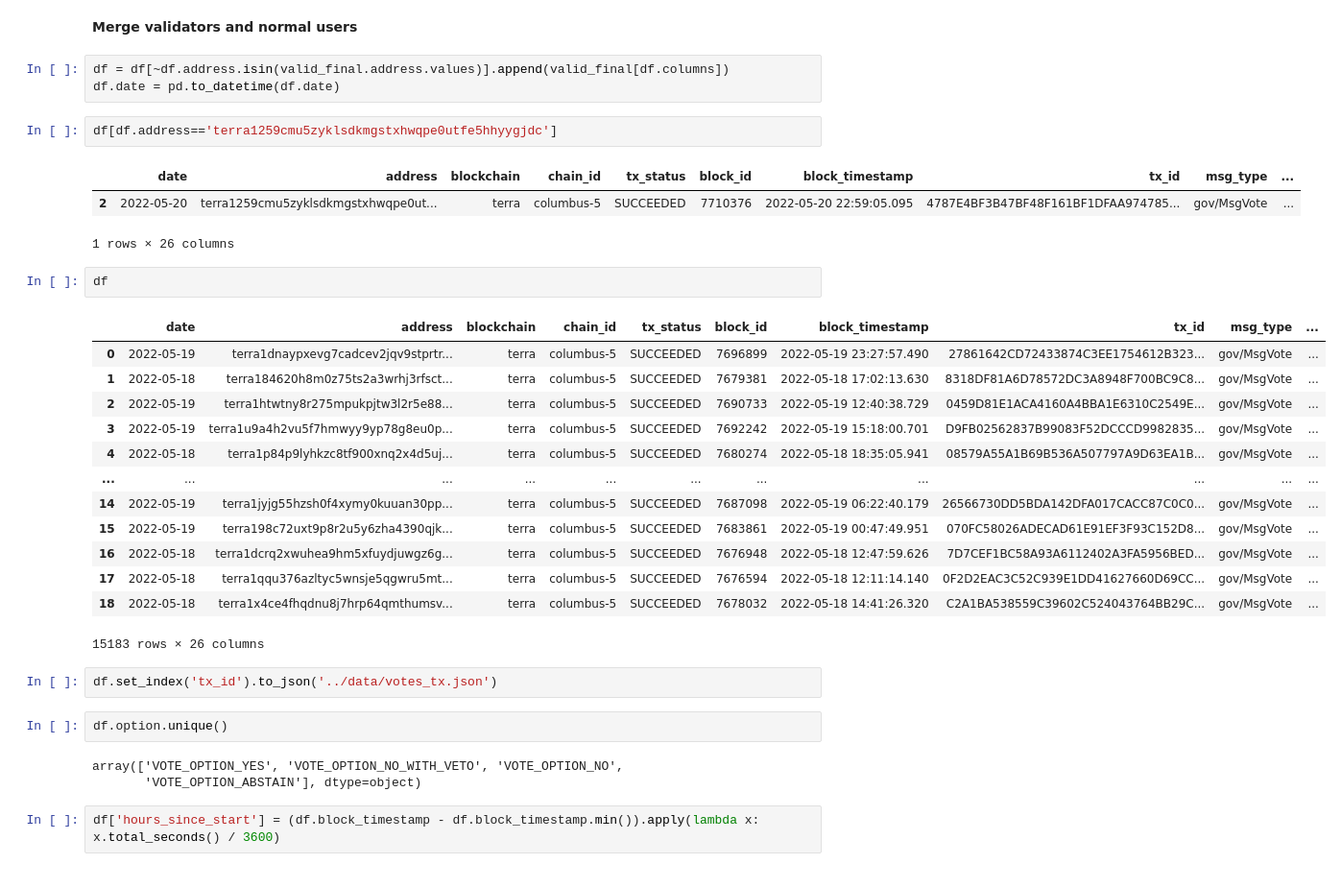
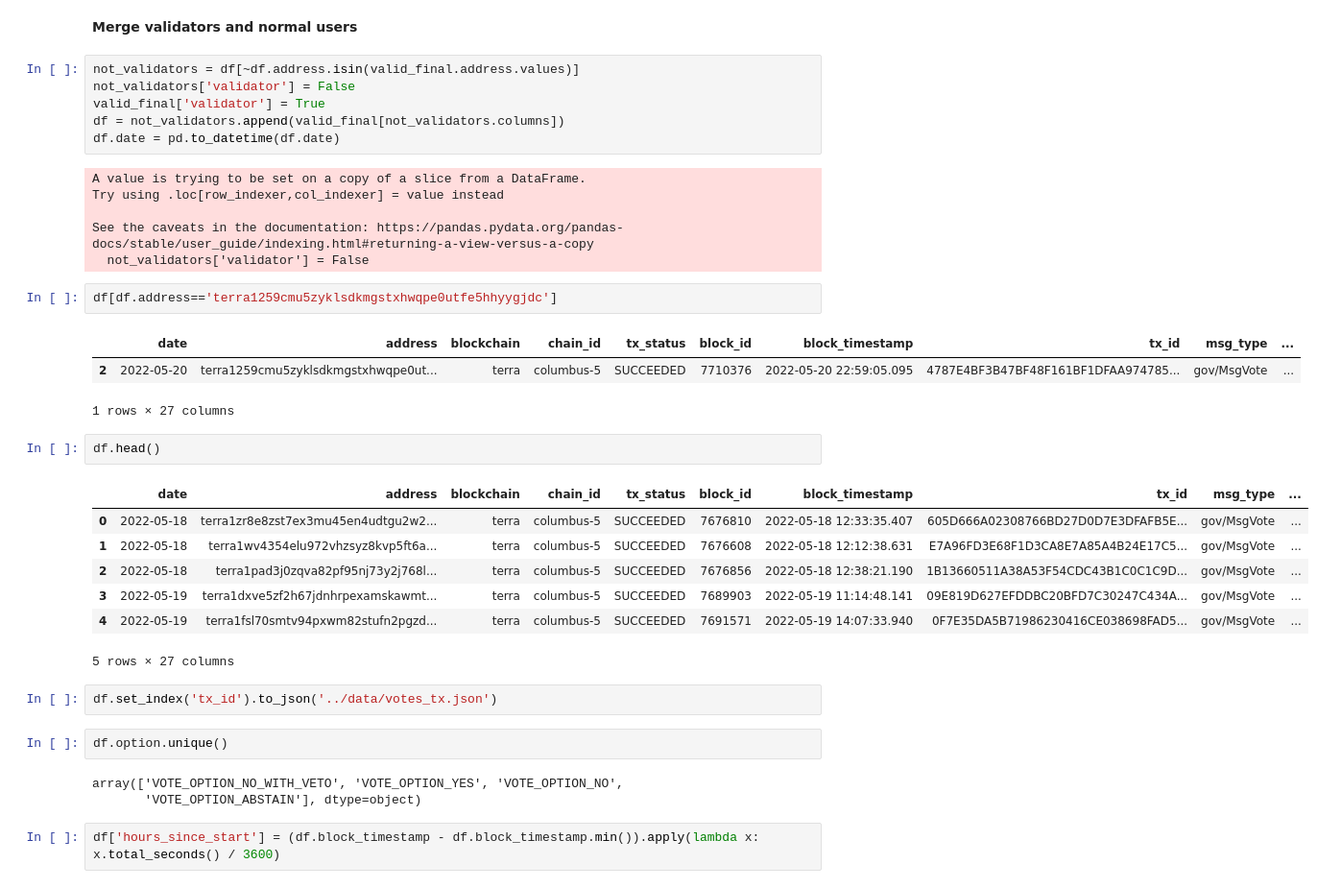
Before and after one commit to IncioMan/terra-rebirth, a Jupyter notebook: notebooks/terra-vote.ipynb, the cells around one changed output. Shown at 96% size. Saved outputs shown, nothing was run; the diff lists cells and outputs as text.

```diff
--- a/notebooks/terra-vote.ipynb
+++ b/notebooks/terra-vote.ipynb
@@ -98,36 +98,39 @@ df[df.address=='terra1259cmu5zyklsdkmgstxhwqpe0utfe5hhyygjdc']
 # %% [markdown]
 **Merge validators and normal users**
 # %%
-df = df[~df.address.isin(valid_final.address.values)].append(valid_final[df.columns])
+not_validators = df[~df.address.isin(valid_final.address.values)]
+not_validators['validator'] = False
+valid_final['validator'] = True
+df = not_validators.append(valid_final[not_validators.columns])
 df.date = pd.to_datetime(df.date)
+# %% [output]
+A value is trying to be set on a copy of a slice from a DataFrame.
+Try using .loc[row_indexer,col_indexer] = value instead
+
+See the caveats in the documentation: https://pandas.pydata.org/pandas-docs/stable/user_guide/indexing.html#returning-a-view-versus-a-copy
+  not_validators['validator'] = False
 # %%
 df[df.address=='terra1259cmu5zyklsdkmgstxhwqpe0utfe5hhyygjdc']
 # %% [output]
 |  | date | address | blockchain | chain_id | tx_status | block_id | block_timestamp | tx_id | msg_type | ... |
 | 2 | 2022-05-20 | terra1259cmu5zyklsdkmgstxhwqpe0ut... | terra | columbus-5 | SUCCEEDED | 7710376 | 2022-05-20 22:59:05.095 | 4787E4BF3B47BF48F161BF1DFAA974785... | gov/MsgVote | ... |
-1 rows × 26 columns
+1 rows × 27 columns
 # %%
-df
+df.head()
 # %% [output]
 |  | date | address | blockchain | chain_id | tx_status | block_id | block_timestamp | tx_id | msg_type | ... |
-| 0 | 2022-05-19 | terra1dnaypxevg7cadcev2jqv9stprtr... | terra | columbus-5 | SUCCEEDED | 7696899 | 2022-05-19 23:27:57.490 | 27861642CD72433874C3EE1754612B323... | gov/MsgVote | ... |
-| 1 | 2022-05-18 | terra184620h8m0z75ts2a3wrhj3rfsct... | terra | columbus-5 | SUCCEEDED | 7679381 | 2022-05-18 17:02:13.630 | 8318DF81A6D78572DC3A8948F700BC9C8... | gov/MsgVote | ... |
-| 2 | 2022-05-19 | terra1htwtny8r275mpukpjtw3l2r5e88... | terra | columbus-5 | SUCCEEDED | 7690733 | 2022-05-19 12:40:38.729 | 0459D81E1ACA4160A4BBA1E6310C2549E... | gov/MsgVote | ... |
-| 3 | 2022-05-19 | terra1u9a4h2vu5f7hmwyy9yp78g8eu0p... | terra | columbus-5 | SUCCEEDED | 7692242 | 2022-05-19 15:18:00.701 | D9FB02562837B99083F52DCCCD9982835... | gov/MsgVote | ... |
-| 4 | 2022-05-18 | terra1p84p9lyhkzc8tf900xnq2x4d5uj... | terra | columbus-5 | SUCCEEDED | 7680274 | 2022-05-18 18:35:05.941 | 08579A55A1B69B536A507797A9D63EA1B... | gov/MsgVote | ... |
-| ... | ... | ... | ... | ... | ... | ... | ... | ... | ... | ... |
-| 14 | 2022-05-19 | terra1jyjg55hzsh0f4xymy0kuuan30pp... | terra | columbus-5 | SUCCEEDED | 7687098 | 2022-05-19 06:22:40.179 | 26566730DD5BDA142DFA017CACC87C0C0... | gov/MsgVote | ... |
-| 15 | 2022-05-19 | terra198c72uxt9p8r2u5y6zha4390qjk... | terra | columbus-5 | SUCCEEDED | 7683861 | 2022-05-19 00:47:49.951 | 070FC58026ADECAD61E91EF3F93C152D8... | gov/MsgVote | ... |
-| 16 | 2022-05-18 | terra1dcrq2xwuhea9hm5xfuydjuwgz6g... | terra | columbus-5 | SUCCEEDED | 7676948 | 2022-05-18 12:47:59.626 | 7D7CEF1BC58A93A6112402A3FA5956BED... | gov/MsgVote | ... |
-| 17 | 2022-05-18 | terra1qqu376azltyc5wnsje5qgwru5mt... | terra | columbus-5 | SUCCEEDED | 7676594 | 2022-05-18 12:11:14.140 | 0F2D2EAC3C52C939E1DD41627660D69CC... | gov/MsgVote | ... |
-| 18 | 2022-05-18 | terra1x4ce4fhqdnu8j7hrp64qmthumsv... | terra | columbus-5 | SUCCEEDED | 7678032 | 2022-05-18 14:41:26.320 | C2A1BA538559C39602C524043764BB29C... | gov/MsgVote | ... |
+| 0 | 2022-05-18 | terra1zr8e8zst7ex3mu45en4udtgu2w2... | terra | columbus-5 | SUCCEEDED | 7676810 | 2022-05-18 12:33:35.407 | 605D666A02308766BD27D0D7E3DFAFB5E... | gov/MsgVote | ... |
+| 1 | 2022-05-18 | terra1wv4354elu972vhzsyz8kvp5ft6a... | terra | columbus-5 | SUCCEEDED | 7676608 | 2022-05-18 12:12:38.631 | E7A96FD3E68F1D3CA8E7A85A4B24E17C5... | gov/MsgVote | ... |
+| 2 | 2022-05-18 | terra1pad3j0zqva82pf95nj73y2j768l... | terra | columbus-5 | SUCCEEDED | 7676856 | 2022-05-18 12:38:21.190 | 1B13660511A38A53F54CDC43B1C0C1C9D... | gov/MsgVote | ... |
+| 3 | 2022-05-19 | terra1dxve5zf2h67jdnhrpexamskawmt... | terra | columbus-5 | SUCCEEDED | 7689903 | 2022-05-19 11:14:48.141 | 09E819D627EFDDBC20BFD7C30247C434A... | gov/MsgVote | ... |
+| 4 | 2022-05-19 | terra1fsl70smtv94pxwm82stufn2pgzd... | terra | columbus-5 | SUCCEEDED | 7691571 | 2022-05-19 14:07:33.940 | 0F7E35DA5B71986230416CE038698FAD5... | gov/MsgVote | ... |
-15183 rows × 26 columns
+5 rows × 27 columns
 # %%
 df.set_index('tx_id').to_json('../data/votes_tx.json')
 # %%
 df.option.unique()
 # %% [output]
-array(['VOTE_OPTION_YES', 'VOTE_OPTION_NO_WITH_VETO', 'VOTE_OPTION_NO',
+array(['VOTE_OPTION_NO_WITH_VETO', 'VOTE_OPTION_YES', 'VOTE_OPTION_NO',
        'VOTE_OPTION_ABSTAIN'], dtype=object)
 # %%
 df['hours_since_start'] = (df.block_timestamp - df.block_timestamp.min()).apply(lambda x: x.total_seconds() / 3600)
```
Also changed, not shown: parts of 7 cells of this notebook, 3 other files.
